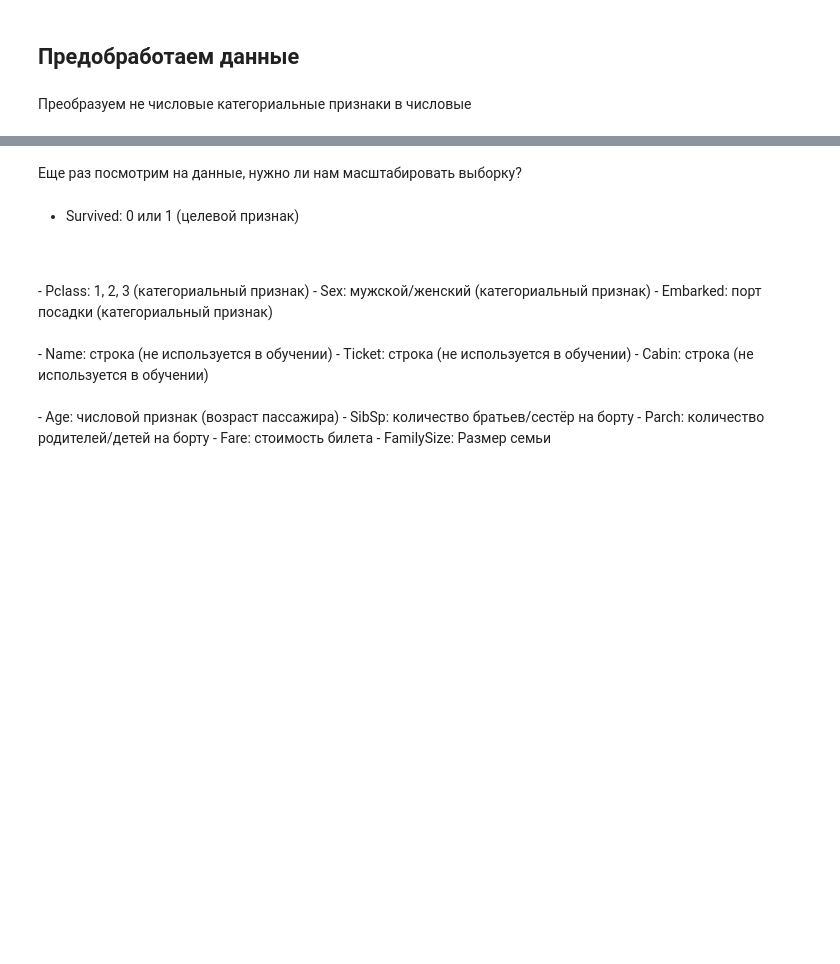
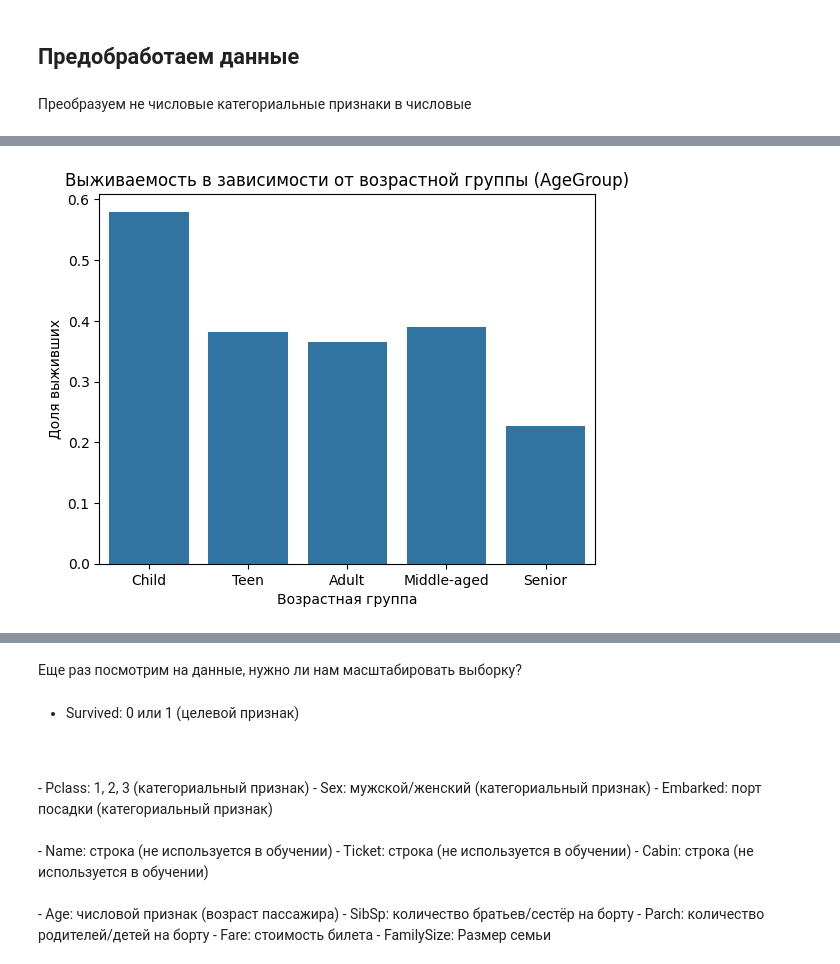
Before and after one commit to touge13/spbuPythonCourse, a Jupyter notebook: project/titanic/titanic.ipynb, the cells around one changed output, grey strips where cells are left out. Saved outputs shown, nothing was run; the diff lists cells and outputs as text; code cells hidden in the pictures; blank space fills up the shorter version.

```diff
--- a/project/titanic/titanic.ipynb
+++ b/project/titanic/titanic.ipynb
@@ -119,0 +145,10 @@ plt.show()
+# %%
+data['AgeGroup'] = pd.cut(data['Age'], bins=[0, 12, 20, 40, 60, 80], labels=['Child', 'Teen', 'Adult', 'Middle-aged', 'Senior'])
+
+sns.barplot(data=data, x='AgeGroup', y='Survived', errorbar=None)
+plt.title("Выживаемость в зависимости от возрастной группы (AgeGroup)")
+plt.xlabel("Возрастная группа")
+plt.ylabel("Доля выживших")
+plt.show()
+# %% [output]
+[figure, added]
```
Also changed, not shown: parts of 44 cells of this notebook, 2 other files.
